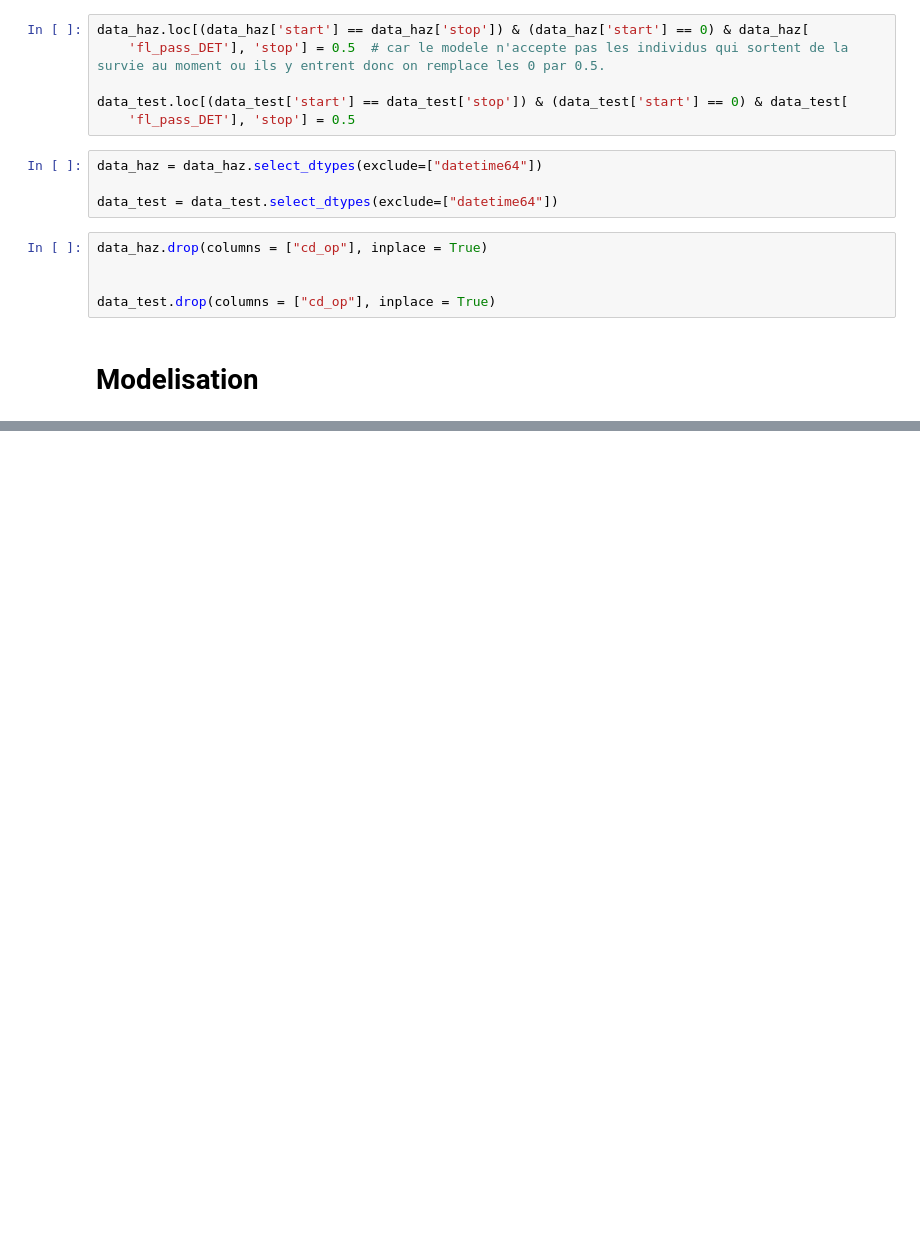
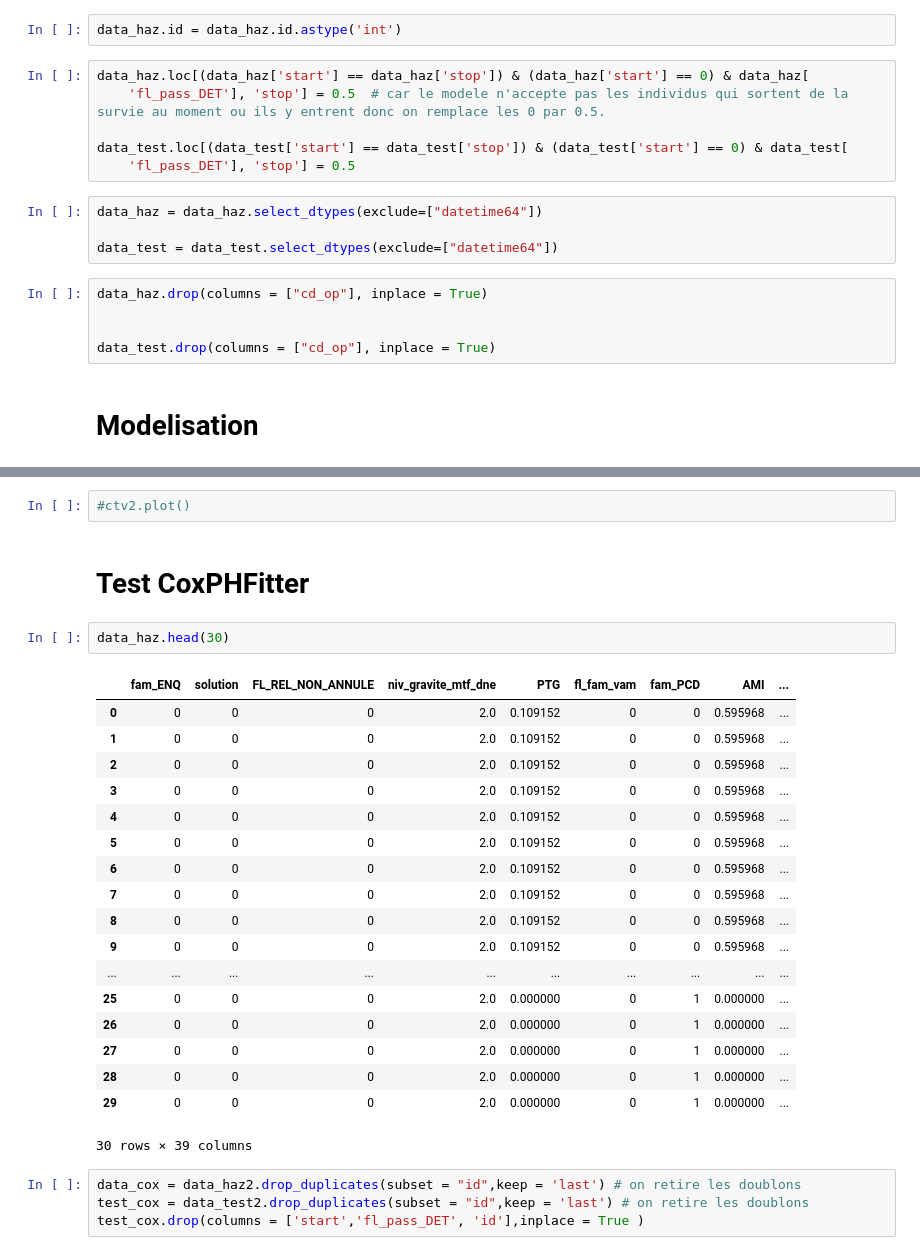
Before and after one commit to samuel-LP/Challenge-Credit-Logement, a Jupyter notebook: Notebooks/Modèle_V1.ipynb, the cells around one changed output, grey strips where cells are left out. Saved outputs shown, nothing was run; the diff lists cells and outputs as text; blank space fills up the shorter version.

```diff
--- a/Notebooks/Modèle_V1.ipynb
+++ b/Notebooks/Modèle_V1.ipynb
@@ -95,6 +96,8 @@ data_haz['id'] = data_haz['cd_op'].apply(lambda x: re.sub(r'\D', '', str(x)))
 
 
 data_test['id'] = data_test['cd_op'].apply(lambda x: re.sub(r'\D', '', str(x)))
+# %%
+data_haz.id = data_haz.id.astype('int')
 # %%
 data_haz.loc[(data_haz['start'] == data_haz['stop']) & (data_haz['start'] == 0) & data_haz[
     'fl_pass_DET'], 'stop'] = 0.5  # car le modele n'accepte pas les individus qui sortent de la survie au moment ou ils y entrent donc on remplace les 0 par 0.5.
@@ -161,0 +171,29 @@ ValueError: 'x' and 'y' must have the same size
+# %%
+#ctv2.plot()
+# %% [markdown]
+# Test CoxPHFitter
+# %%
+data_haz.head(30)
+# %% [output]
+|  | fam_ENQ | solution | FL_REL_NON_ANNULE | niv_gravite_mtf_dne | PTG | fl_fam_vam | fam_PCD | AMI | ... |
+| 0 | 0 | 0 | 0 | 2.0 | 0.109152 | 0 | 0 | 0.595968 | ... |
+| 1 | 0 | 0 | 0 | 2.0 | 0.109152 | 0 | 0 | 0.595968 | ... |
+| 2 | 0 | 0 | 0 | 2.0 | 0.109152 | 0 | 0 | 0.595968 | ... |
+| 3 | 0 | 0 | 0 | 2.0 | 0.109152 | 0 | 0 | 0.595968 | ... |
+| 4 | 0 | 0 | 0 | 2.0 | 0.109152 | 0 | 0 | 0.595968 | ... |
+| 5 | 0 | 0 | 0 | 2.0 | 0.109152 | 0 | 0 | 0.595968 | ... |
+| 6 | 0 | 0 | 0 | 2.0 | 0.109152 | 0 | 0 | 0.595968 | ... |
+| 7 | 0 | 0 | 0 | 2.0 | 0.109152 | 0 | 0 | 0.595968 | ... |
+| 8 | 0 | 0 | 0 | 2.0 | 0.109152 | 0 | 0 | 0.595968 | ... |
+| 9 | 0 | 0 | 0 | 2.0 | 0.109152 | 0 | 0 | 0.595968 | ... |
+| ... | ... | ... | ... | ... | ... | ... | ... | ... | ... |
+| 25 | 0 | 0 | 0 | 2.0 | 0.000000 | 0 | 1 | 0.000000 | ... |
+| 26 | 0 | 0 | 0 | 2.0 | 0.000000 | 0 | 1 | 0.000000 | ... |
+| 27 | 0 | 0 | 0 | 2.0 | 0.000000 | 0 | 1 | 0.000000 | ... |
+| 28 | 0 | 0 | 0 | 2.0 | 0.000000 | 0 | 1 | 0.000000 | ... |
+| 29 | 0 | 0 | 0 | 2.0 | 0.000000 | 0 | 1 | 0.000000 | ... |
+30 rows × 39 columns
+# %%
+data_cox = data_haz2.drop_duplicates(subset = "id",keep = 'last') # on retire les doublons
+test_cox = data_test2.drop_duplicates(subset = "id",keep = 'last') # on retire les doublons
+test_cox.drop(columns = ['start','fl_pass_DET', 'id'],inplace = True )
```
Also changed, not shown: parts of 14 cells of this notebook.
